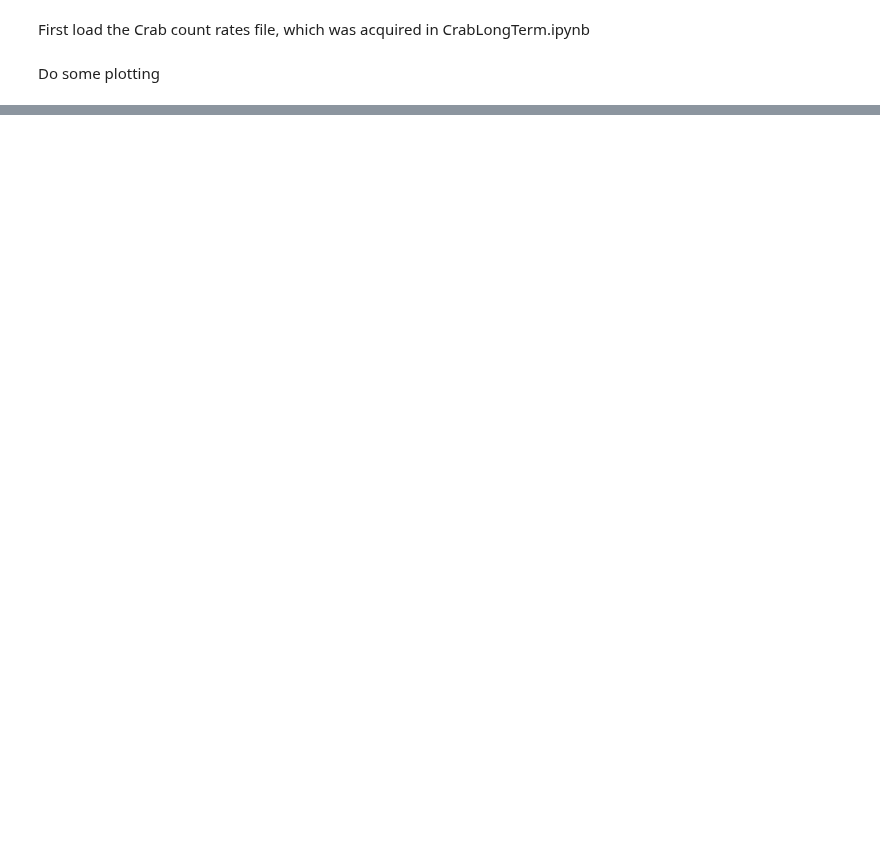
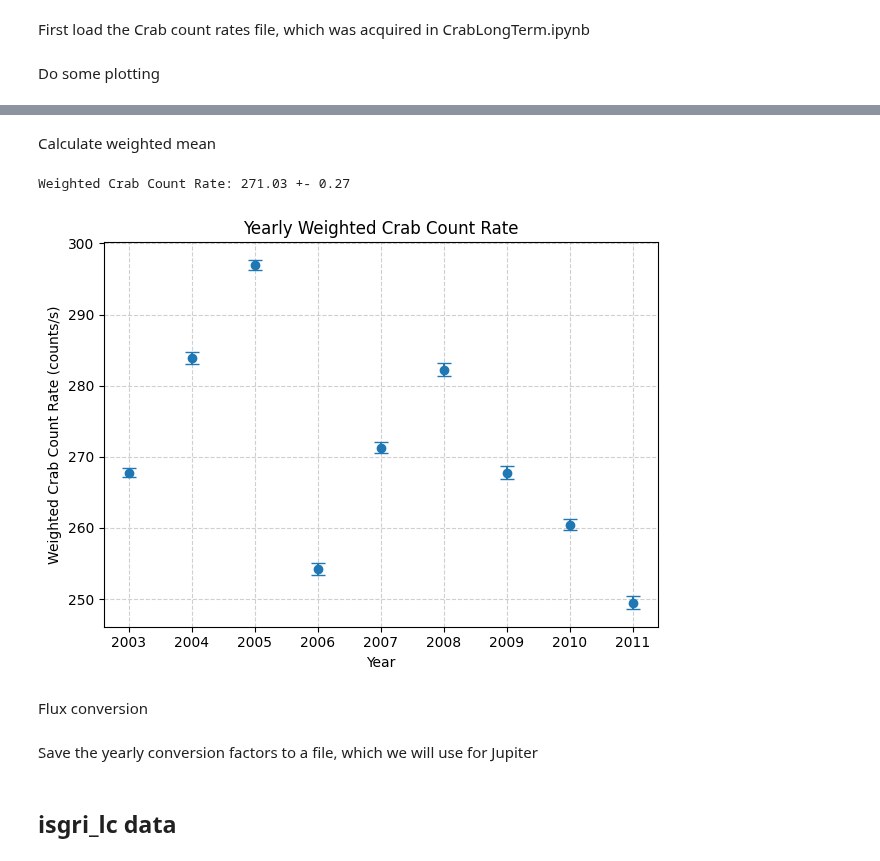
Before and after one commit to interstellxr/jupiter-xray-analysis, a Jupyter notebook: jupiter-xrays/CrabLongTermPlotting.ipynb, the cells around one changed output, grey strips where cells are left out. Cells and saved outputs as stored; diff of their text form; code cells hidden in the pictures; blank space fills up the shorter version.

```diff
--- a/jupiter-xrays/CrabLongTermPlotting.ipynb
+++ b/jupiter-xrays/CrabLongTermPlotting.ipynb
@@ -62,0 +89,41 @@ plt.tight_layout()
+# %% [markdown]
+Calculate weighted mean
+# %%
+from collections import defaultdict
+
+weights=1/crab_variances
+
+# Total weighted average
+weighted_crab_countrate = np.average(crab_countrates, weights=weights)
+weighted_crab_countrate_std = np.sqrt(1 / np.sum(weights))
+print(f"Weighted Crab Count Rate: {weighted_crab_countrate:.2f} +- {weighted_crab_countrate_std:.2f}")
+
+# Yearly weighted average
+yearly_data = defaultdict(list)
+
+for date, count_rate, weight in zip(obs_times, crab_countrates, weights):
+    year = date.year
+    yearly_data[year].append((count_rate, weight))
+
+yearly_weighted_means = {}
+yearly_weighted_stds = {}
+
+for year, values in yearly_data.items():
+    count_rates, year_weights = zip(*values)
+    count_rates = np.array(count_rates)
+    year_weights = np.array(year_weights)
+    yearly_weighted_means[year] = np.average(count_rates, weights=year_weights)
+    yearly_weighted_stds[year] = np.sqrt(1 / np.sum(year_weights))
+
+plt.figure()
+plt.errorbar(list(yearly_weighted_means.keys()), list(yearly_weighted_means.values()), yerr=list(yearly_weighted_stds.values()), fmt='o', capsize=5)
+plt.xlabel("Year")
+plt.ylabel("Weighted Crab Count Rate (counts/s)")
+plt.title("Yearly Weighted Crab Count Rate")
+plt.grid(True, linestyle="--", alpha=0.6)
+plt.tight_layout()
+# %% [output]
+Weighted Crab Count Rate: 271.03 +- 0.27
+[figure, added]
+# %% [markdown]
+Flux conversion
@@ -62,0 +153,2 @@ plt.tight_layout()
+# %% [markdown]
+Save the yearly conversion factors to a file, which we will use for Jupiter
@@ -62,0 +162,2 @@ plt.tight_layout()
+# %% [markdown]
+## isgri_lc data
```
Also changed, not shown: parts of 11 cells of this notebook.
